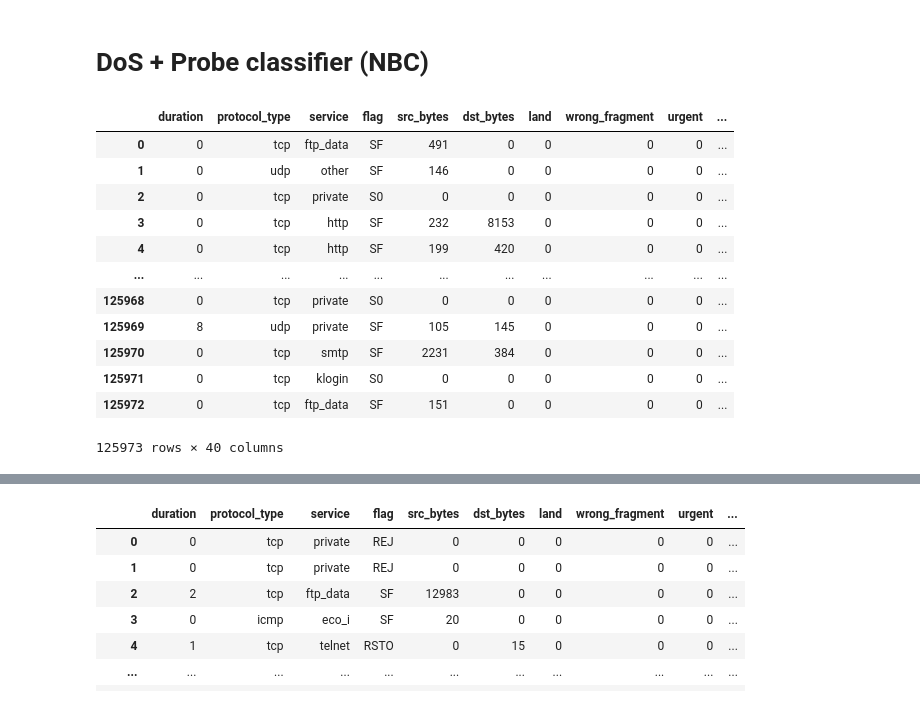
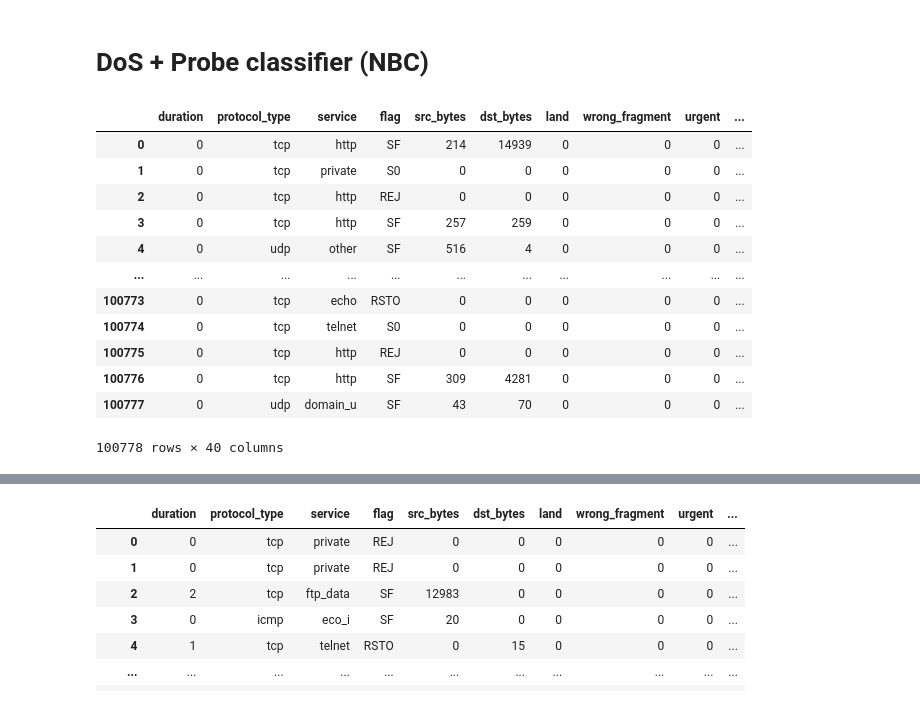
Before and after one commit to MarcoLorenzoCampo/IDS_Thesis, a Jupyter notebook: IDS_Process-Train-Test.ipynb, the cells around one changed output, grey strips where cells are left out. Saved outputs shown, nothing was run; the diff lists cells and outputs as text; code cells hidden in the pictures.

Commit message:
split into a validation set as well

```diff
--- a/IDS_Process-Train-Test.ipynb
+++ b/IDS_Process-Train-Test.ipynb
@@ -323,25 +324,35 @@ with open('NSL-KDD Files/NSL_features_l1.txt', 'r') as f:
 with open('NSL-KDD Files/NSL_features_l2.txt', 'r') as f:
     common_features_l2 = f.read().split(',')
 
-df_train = copy.deepcopy(df_train_original)
+df_train_and_validate = copy.deepcopy(df_train_original)
 df_test = copy.deepcopy(df_test_original)
 # %%
+# split in test and validation set for BOTH layers
+df_train_original, df_val_original = train_test_split(df_train_and_validate, test_size=0.2, random_state=42)
+
+# dataframes specifically for layer 1
+df_train = copy.deepcopy(df_train_original)
+df_val = copy.deepcopy(df_val_original)
+
+# set the target variables accordingly
 y_train = np.array([1 if x in (dos_attacks+probe_attacks) else 0 for x in df_train['label']])
+y_val = np.array([1 if x in (dos_attacks+probe_attacks) else 0 for x in df_val['label']])
 
+# this dataframe contains the whole train set
 df_train = df_train.drop(['label'],axis=1)
 df_train = df_train.reset_index().drop(['index'], axis=1)
 df_train
 # %% [output]
 |  | duration | protocol_type | service | flag | src_bytes | dst_bytes | land | wrong_fragment | urgent | ... |
-| 0 | 0 | tcp | ftp_data | SF | 491 | 0 | 0 | 0 | 0 | ... |
-| 1 | 0 | udp | other | SF | 146 | 0 | 0 | 0 | 0 | ... |
-| 2 | 0 | tcp | private | S0 | 0 | 0 | 0 | 0 | 0 | ... |
-| 3 | 0 | tcp | http | SF | 232 | 8153 | 0 | 0 | 0 | ... |
-| 4 | 0 | tcp | http | SF | 199 | 420 | 0 | 0 | 0 | ... |
+| 0 | 0 | tcp | http | SF | 214 | 14939 | 0 | 0 | 0 | ... |
+| 1 | 0 | tcp | private | S0 | 0 | 0 | 0 | 0 | 0 | ... |
+| 2 | 0 | tcp | http | REJ | 0 | 0 | 0 | 0 | 0 | ... |
+| 3 | 0 | tcp | http | SF | 257 | 259 | 0 | 0 | 0 | ... |
+| 4 | 0 | udp | other | SF | 516 | 4 | 0 | 0 | 0 | ... |
 | ... | ... | ... | ... | ... | ... | ... | ... | ... | ... | ... |
-| 125968 | 0 | tcp | private | S0 | 0 | 0 | 0 | 0 | 0 | ... |
-| 125969 | 8 | udp | private | SF | 105 | 145 | 0 | 0 | 0 | ... |
-| 125970 | 0 | tcp | smtp | SF | 2231 | 384 | 0 | 0 | 0 | ... |
-| 125971 | 0 | tcp | klogin | S0 | 0 | 0 | 0 | 0 | 0 | ... |
-| 125972 | 0 | tcp | ftp_data | SF | 151 | 0 | 0 | 0 | 0 | ... |
+| 100773 | 0 | tcp | echo | RSTO | 0 | 0 | 0 | 0 | 0 | ... |
+| 100774 | 0 | tcp | telnet | S0 | 0 | 0 | 0 | 0 | 0 | ... |
+| 100775 | 0 | tcp | http | REJ | 0 | 0 | 0 | 0 | 0 | ... |
+| 100776 | 0 | tcp | http | SF | 309 | 4281 | 0 | 0 | 0 | ... |
+| 100777 | 0 | udp | domain_u | SF | 43 | 70 | 0 | 0 | 0 | ... |
-125973 rows × 40 columns
+100778 rows × 40 columns
```
Also changed, not shown: parts of 34 cells of this notebook, 10 other files.
